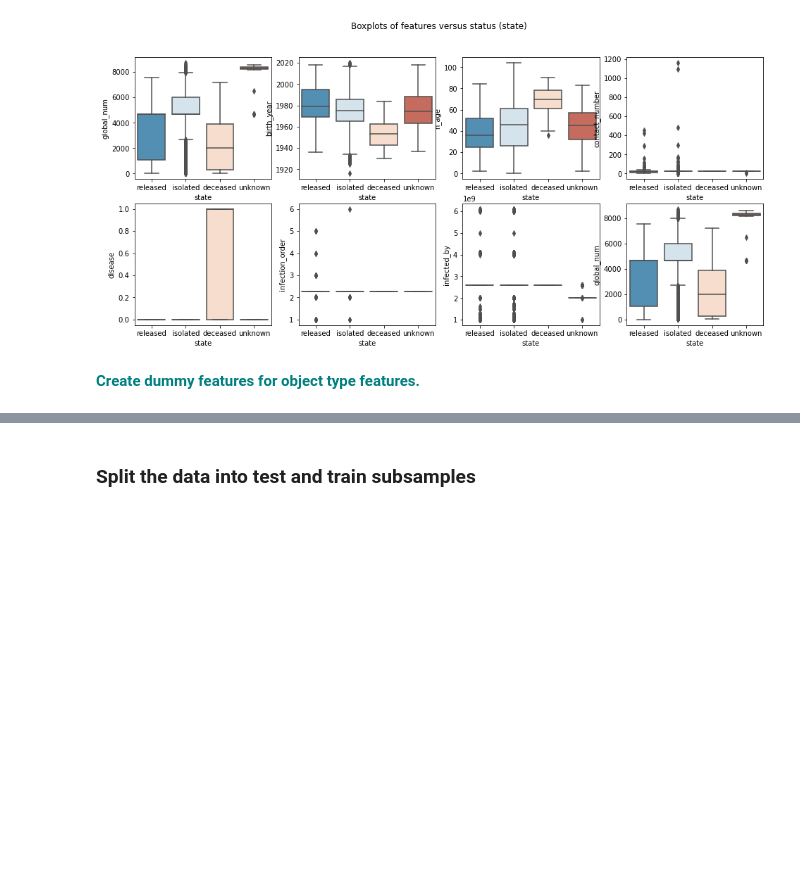
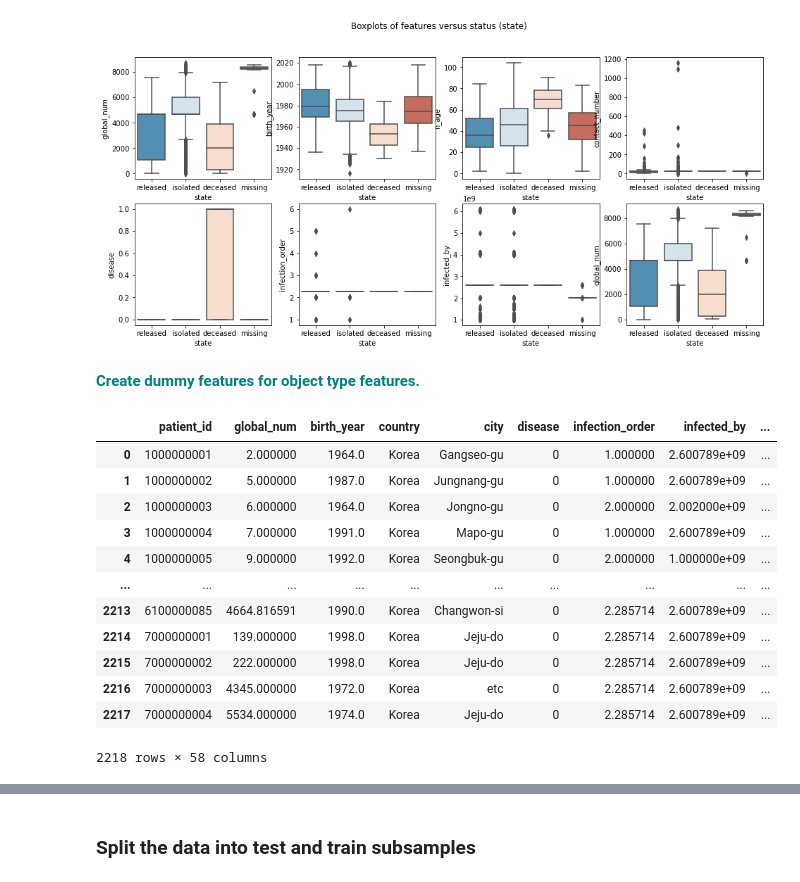
Before and after one commit to BradDoty/SpringboardDataScience, a Jupyter notebook: Covid-19 RF/RandomForest Covid Case Study_06302020/RandomForest_casestudy_covid19.ipynb, the cells around one changed output, grey strips where cells are left out. Cells and saved outputs as stored; diff of their text form; code cells hidden in the pictures; blank space fills up the shorter version.

```diff
--- a/Covid-19 RF/RandomForest Covid Case Study_06302020/RandomForest_casestudy_covid19.ipynb
+++ b/Covid-19 RF/RandomForest Covid Case Study_06302020/RandomForest_casestudy_covid19.ipynb
@@ -279,7 +283,5 @@ Columns: [patient_id, global_num, sex, birth_year, age, country, province, city,
 Index: []
 # %%
 df.isnull().sum().sort_values(ascending=False)
-print(df.state.value_counts())
-df.state.fillna('unknown', inplace=True)
-print(df.state.value_counts())
+##df.state.value_counts()
 # %% [output]
@@ -294,0 +308,3 @@ Name: state, dtype: int64
+# %%
+df.state.fillna('missing', inplace=True)
+df.state.value_counts()
@@ -435,3 +488,20 @@ plt.show()
 [figure]
 # %% [markdown]
 **<font color='teal'> Create dummy features for object type features. </font>**
+# %%
+df = pd.get_dummies(df, columns=['age', 'sex', 'province', 'infection_case'])
+df
+# %% [output]
+|  | patient_id | global_num | birth_year | country | city | disease | infection_order | infected_by | ... |
+| 0 | 1000000001 | 2.000000 | 1964.0 | Korea | Gangseo-gu | 0 | 1.000000 | 2.600789e+09 | ... |
+| 1 | 1000000002 | 5.000000 | 1987.0 | Korea | Jungnang-gu | 0 | 1.000000 | 2.600789e+09 | ... |
+| 2 | 1000000003 | 6.000000 | 1964.0 | Korea | Jongno-gu | 0 | 2.000000 | 2.002000e+09 | ... |
+| 3 | 1000000004 | 7.000000 | 1991.0 | Korea | Mapo-gu | 0 | 1.000000 | 2.600789e+09 | ... |
+| 4 | 1000000005 | 9.000000 | 1992.0 | Korea | Seongbuk-gu | 0 | 2.000000 | 1.000000e+09 | ... |
+| ... | ... | ... | ... | ... | ... | ... | ... | ... | ... |
+| 2213 | 6100000085 | 4664.816591 | 1990.0 | Korea | Changwon-si | 0 | 2.285714 | 2.600789e+09 | ... |
+| 2214 | 7000000001 | 139.000000 | 1998.0 | Korea | Jeju-do | 0 | 2.285714 | 2.600789e+09 | ... |
+| 2215 | 7000000002 | 222.000000 | 1998.0 | Korea | Jeju-do | 0 | 2.285714 | 2.600789e+09 | ... |
+| 2216 | 7000000003 | 4345.000000 | 1972.0 | Korea | etc | 0 | 2.285714 | 2.600789e+09 | ... |
+| 2217 | 7000000004 | 5534.000000 | 1974.0 | Korea | Jeju-do | 0 | 2.285714 | 2.600789e+09 | ... |
+2218 rows × 58 columns
```
Also changed, not shown: parts of 15 cells of this notebook.
